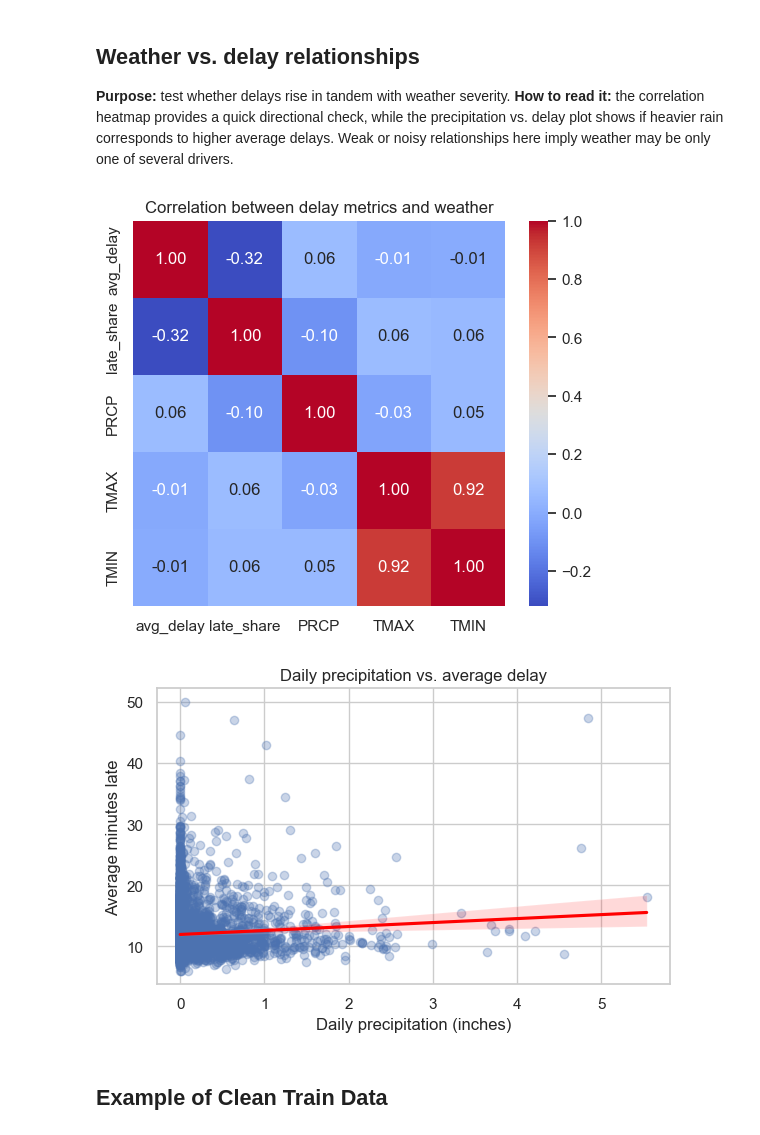
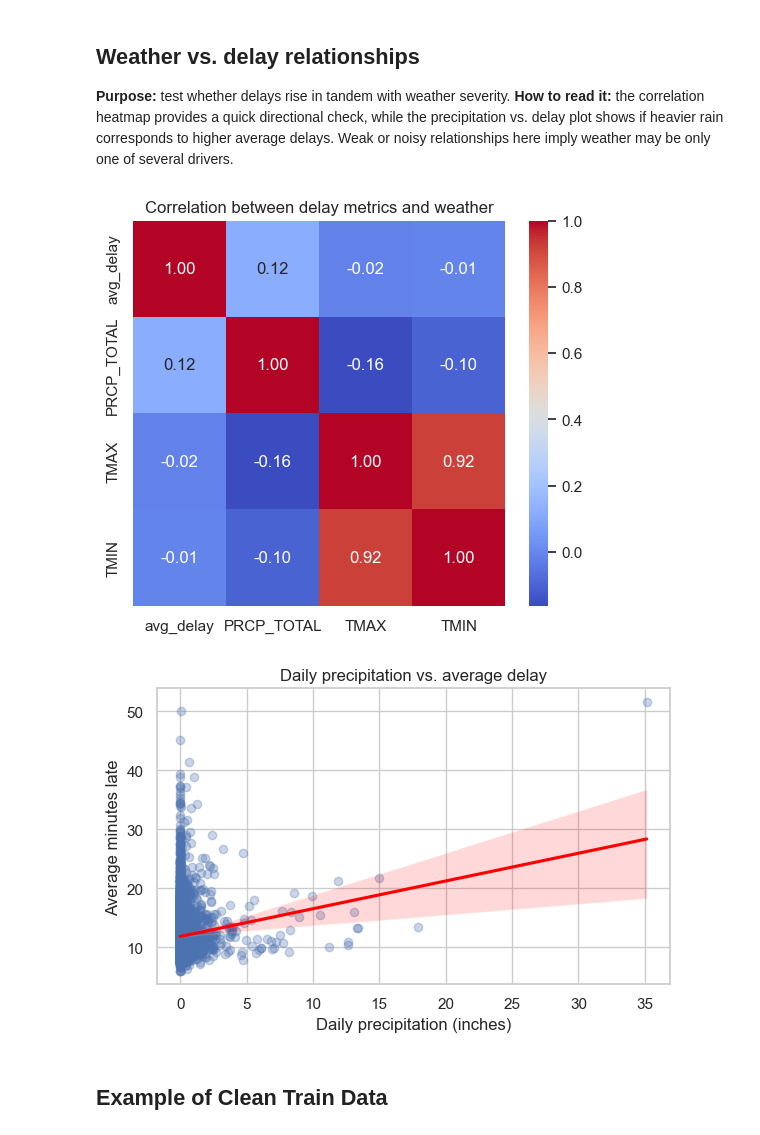
Before and after one commit to WSU-CS6580-Spring2026/Team-Hill-And-Friend, a Jupyter notebook: notebooks/EDA.ipynb, the cells around one changed output. Saved outputs shown, nothing was run; the diff lists cells and outputs as text; code cells hidden in the pictures.

```diff
--- a/notebooks/EDA.ipynb
+++ b/notebooks/EDA.ipynb
@@ -135,3 +163,6 @@ min            6.0
 75%           30.0
 max          223.0
 Name: Minutes Late, dtype: Float64
+# %%
+lirr_df = lirr_df[~lirr_df['Status'].isin(['Partial Cancel', 'Cancelled'])]
+display(missing_summary(lirr_df).head(6))
@@ -311,18 +458,17 @@ daily_summary = (
         total_trips=('Train', 'count'),
         avg_delay=('Minutes Late', 'mean'),
         median_delay=('Minutes Late', 'median'),
-        late_trips=('is_late', 'sum'),
     )
-    .assign(late_share=lambda df: df['late_trips'] / df['total_trips'])
 )
 
 weekday_order = ['Monday', 'Tuesday', 'Wednesday', 'Thursday', 'Friday', 'Saturday', 'Sunday']
 weekday_summary = (
     lirr_df.groupby('weekday')
-    .agg(avg_delay=('Minutes Late', 'mean'), late_share=('is_late', 'mean'))
+    .agg(avg_delay=('Minutes Late', 'mean'))
     .reindex(weekday_order)
 )
 
+# Plot average delay by weekday
 fig, ax = plt.subplots(figsize=(10, 4))
 sns.barplot(
     data=weekday_summary.reset_index(),
@@ -339,31 +485,24 @@ ax.set_xlabel('Weekday')
 ax.tick_params(axis='x', rotation=10)
 plt.tight_layout()
 
+# Monthly summary
 monthly_summary = (
     daily_summary
     .reset_index()
     .assign(month=lambda df: df['date'].dt.to_period('M'))
     .groupby('month')
-    .agg(avg_delay=('avg_delay', 'mean'), late_share=('late_share', 'mean'))
+    .agg(avg_delay=('avg_delay', 'mean'))
     .reset_index()
 )
 monthly_summary['month_start'] = monthly_summary['month'].dt.to_timestamp()
 
+# Plot month-to-month delay trend
 fig, ax = plt.subplots(figsize=(12, 4))
 ax.plot(monthly_summary['month_start'], monthly_summary['avg_delay'], label='Avg delay', marker='o')
 ax.set_title('Month-to-month delay trend')
 ax.set_ylabel('Average minutes late')
-ax2 = ax.twinx()
-ax2.plot(
-    monthly_summary['month_start'],
-    monthly_summary['late_share'],
-    label='Late share',
-    color='tab:orange',
-)
-ax2.set_ylabel('Share of trips marked late')
 ax.set_xlabel('Month')
 ax.legend(loc='upper left')
-ax2.legend(loc='upper right')
 plt.tight_layout()
 # %% [output]
 [figure]
@@ -531,7 +670,7 @@ weather_monthly = (
     weather_df.set_index('DATE')
     .resample('ME')
     .agg(
-        precipitation=('PRCP', 'sum'),
+        precipitation=('PRCP_TOTAL', 'sum'),
         tmax=('TMAX', 'mean'),
         tmin=('TMIN', 'mean'),
     )
@@ -563,37 +702,37 @@ plt.tight_layout()
 # %%
 weather_daily = (
     weather_df.set_index('DATE')
     .resample('D')
-    .agg(PRCP=('PRCP', 'sum'), TMAX=('TMAX', 'max'), TMIN=('TMIN', 'min'))
+    .agg(PRCP_TOTAL=('PRCP_TOTAL', 'sum'), TMAX=('TMAX', 'max'), TMIN=('TMIN', 'min'))
 )
 
 combined = (
     daily_summary
     .join(weather_daily, how='inner')
-    .dropna(subset=['avg_delay', 'PRCP', 'TMAX', 'TMIN'])
+    .dropna(subset=['avg_delay', 'PRCP_TOTAL', 'TMAX', 'TMIN'])
 )
 
-corr = combined[['avg_delay', 'late_share', 'PRCP', 'TMAX', 'TMIN']].corr()
+corr = combined[['avg_delay', 'PRCP_TOTAL', 'TMAX', 'TMIN']].corr()
 fig, ax = plt.subplots(figsize=(6, 5))
 sns.heatmap(corr, annot=True, fmt='.2f', cmap='coolwarm', ax=ax)
 ax.set_title('Correlation between delay metrics and weather')
 
 fig, ax = plt.subplots(figsize=(6, 4))
 sns.regplot(
     data=combined,
-    x='PRCP',
+    x='PRCP_TOTAL',
     y='avg_delay',
     scatter_kws={'alpha': 0.3},
     line_kws={'color': 'red'},
     ax=ax,
 )
 ax.set_title('Daily precipitation vs. average delay')
 ax.set_xlabel('Daily precipitation (inches)')
 ax.set_ylabel('Average minutes late')
 plt.tight_layout()
 # %% [output]
-[figure, old version]
+[figure, new version]
-[figure, old version]
+[figure, new version]
 # %% [markdown]
 ## Example of Clean Train Data
 # %%
```
Also changed, not shown: parts of 31 cells of this notebook, 1 other file.
